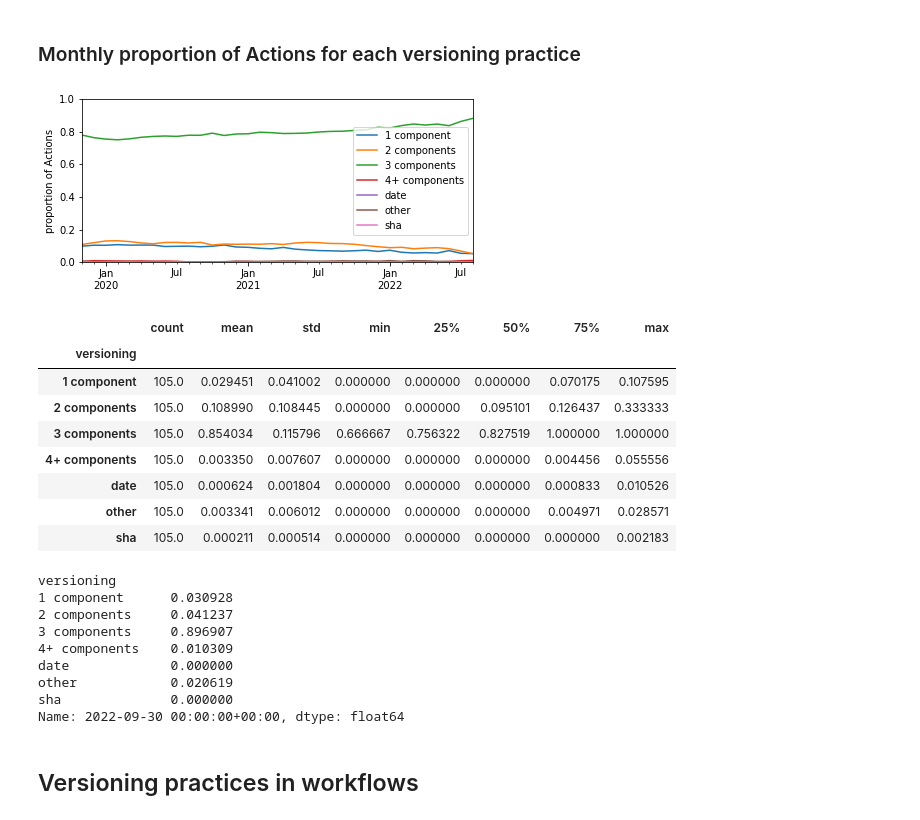
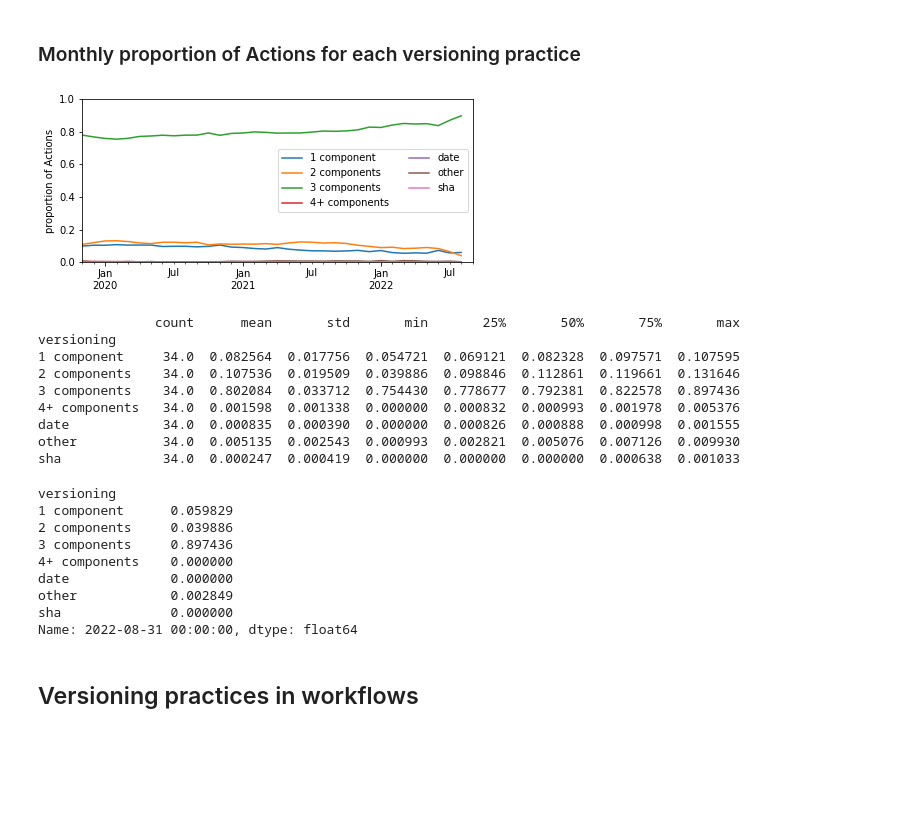
Before and after one commit to AlexandreDecan/secos-ghalag, a Jupyter notebook: notebooks/Versioning practices.ipynb, the cells around one changed output. Cells and saved outputs as stored; diff of their text form; code cells hidden in the pictures; blank space fills up the shorter version.

Commit message:
Change date range

```diff
--- a/notebooks/Versioning practices.ipynb
+++ b/notebooks/Versioning practices.ipynb
@@ -8,7 +8,8 @@ import seaborn
 FIG_SIZE = (7, 3)
 
 PALETTE = seaborn.color_palette()
-DATE_RANGE = pd.to_datetime('2019-11-01'), pd.to_datetime('2022-08-31')
+DATE_RANGE = pd.to_datetime('2019-11-01'), pd.to_datetime('2022-09-30')
+REL_CENSOR = pd.to_datetime('2018-10-16')  # Limited public beta of GHA
 
 matplotlib.rcParams['figure.figsize'] = FIG_SIZE
 # matplotlib.rcParams['legend.framealpha'] = 1
@@ -28,12 +29,14 @@ savefig = _savefig if SAVEFIG else lambda x, y: None
 # %%
 RE_SEMVER = r'^(?:(?:v|V)\.?)?(?P<major>\d{1,7})(?:\.(?P<minor>\d+)(?:\.(?P<patch>\d+))?)?(?P<misc>.*)$'
 RE_DATE = r'^\d{8}(?:[0-9:]*)$'
-RE_SHA = r'^[a-zA-Z0-9]{7,8}(?:[a-zA-Z0-9]{32,33})?$'
+RE_SHA = r'^[a-zA-Z0-9]{8}(?:[a-zA-Z0-9]{33})?$'
 # %% [markdown]
 ## Load data
 # %%
 df_releases = (
-    pd.read_csv('../data/releases.csv.gz', parse_dates=['date'])
+    pd.read_csv('../data/releases.csv.gz')
+    .assign(date=lambda d: pd.to_datetime(d.date, errors='coerce').dt.tz_convert(None))
+    [lambda d: d.date.between(REL_CENSOR, pd.to_datetime('2022-08-31'), inclusive='both')]
     # Detect versioning scheme
     .assign(components=lambda d: d.release.str.match(RE_SEMVER))
     .assign(datebased=lambda d: d.release.str.match(RE_DATE))
@@ -41,7 +44,7 @@ df_releases = (
     .assign(other=True)
     .assign(versioning=lambda d: d[['datebased', 'sha', 'components', 'other']].idxmax(axis=1))
     # Detect number of components for semver
-    .assign(versioning=lambda d: np.where(d.versioning == 'components', (d.release.str.count('\.') + 1).fillna(0).astype(int).astype(str) + ' components', d.versioning))
+    .assign(versioning=lambda d: np.where(d.versioning == 'components', (d.release.str.count('\d+\.') + 1).fillna(0).astype(int).astype(str) + ' components', d.versioning))
     .replace({'versioning': {'1 components': '1 component', 'datebased': 'date', '4 components': '4+ components', '5 components': '4+ components'}})
     .drop(columns=['components', 'datebased', 'sha', 'other'])
 )
@@ -129,57 +133,58 @@ fig, ax = matplotlib.pyplot.subplots()
 
 temp = (
     df_releases
     .assign(action=lambda d: d.owner + '/' + d.repo)
     .sort_values(['date', 'action'])
     .drop_duplicates(['date', 'action'], keep='last')
     # Fill the "gaps"
     .set_index('date')
     .groupby('action', as_index=False)
     .resample('M')
     .ffill()
     .reset_index()
     .groupby([pd.Grouper(key='date', freq='M'), 'versioning'])
     .agg(actions=('action', 'count'))  # No duplicate so "count" == "nunique"
     .unstack()['actions']
     .fillna(0)
     .apply(lambda s: s / s.sum(), axis=1)
+    .loc[DATE_RANGE[0]:DATE_RANGE[1]]
 )
 
 temp.plot(ax=ax)
-ax.legend(title=None)
+ax.legend(title=None, ncol=2)
 
 ax.set(
     xlabel=None,
     xlim=DATE_RANGE,
     ylabel='proportion of Actions',
     ylim=(0, 1)
 )
 
 savefig(fig, 'version_monthly_actions')
 # %% [output]
-[figure, old version]
+[figure, new version]
 # %%
-display(temp.describe().T)
+print(temp.describe().T.to_string())
 display(temp.iloc[-1])
 # %% [output]
-|  | count | mean | std | min | 25% | 50% | 75% | max |
-| versioning |  |  |  |  |  |  |  |  |
-| 1 component | 105.0 | 0.029451 | 0.041002 | 0.000000 | 0.000000 | 0.000000 | 0.070175 | 0.107595 |
-| 2 components | 105.0 | 0.108990 | 0.108445 | 0.000000 | 0.000000 | 0.095101 | 0.126437 | 0.333333 |
-| 3 components | 105.0 | 0.854034 | 0.115796 | 0.666667 | 0.756322 | 0.827519 | 1.000000 | 1.000000 |
-| 4+ components | 105.0 | 0.003350 | 0.007607 | 0.000000 | 0.000000 | 0.000000 | 0.004456 | 0.055556 |
-| date | 105.0 | 0.000624 | 0.001804 | 0.000000 | 0.000000 | 0.000000 | 0.000833 | 0.010526 |
-| other | 105.0 | 0.003341 | 0.006012 | 0.000000 | 0.000000 | 0.000000 | 0.004971 | 0.028571 |
-| sha | 105.0 | 0.000211 | 0.000514 | 0.000000 | 0.000000 | 0.000000 | 0.000000 | 0.002183 |
+               count      mean       std       min       25%       50%       75%       max
 versioning
-1 component      0.030928
-2 components     0.041237
-3 components     0.896907
-4+ components    0.010309
-date             0.000000
-other            0.020619
-sha              0.000000
-Name: 2022-09-30 00:00:00+00:00, dtype: float64
+1 component     34.0  0.082564  0.017756  0.054721  0.069121  0.082328  0.097571  0.107595
+2 components    34.0  0.107536  0.019509  0.039886  0.098846  0.112861  0.119661  0.131646
+3 components    34.0  0.802084  0.033712  0.754430  0.778677  0.792381  0.822578  0.897436
+4+ components   34.0  0.001598  0.001338  0.000000  0.000832  0.000993  0.001978  0.005376
+date            34.0  0.000835  0.000390  0.000000  0.000826  0.000888  0.000998  0.001555
+other           34.0  0.005135  0.002543  0.000993  0.002821  0.005076  0.007126  0.009930
+sha             34.0  0.000247  0.000419  0.000000  0.000000  0.000000  0.000638  0.001033
+versioning
+1 component      0.059829
+2 components     0.039886
+3 components     0.897436
+4+ components    0.000000
+date             0.000000
+other            0.002849
+sha              0.000000
+Name: 2022-08-31 00:00:00, dtype: float64
 # %% [markdown]
 ## Versioning practices in workflows
 # %% [markdown]
```
Also changed, not shown: parts of 6 cells of this notebook, 3 other files.
